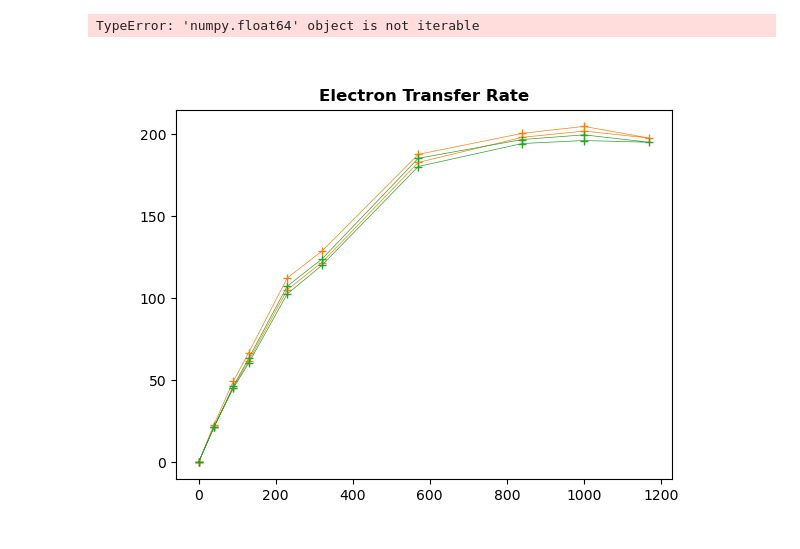
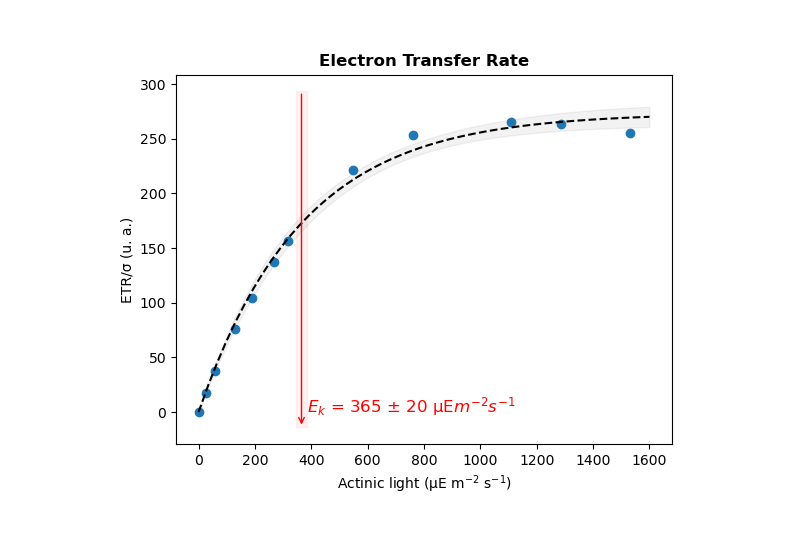
Before and after one commit to orlandomarcelo/DREAM_repo, a Jupyter notebook: Notebooks/activation_fluo_liquide.ipynb, the cells around one changed output. Cells and saved outputs as stored; diff of their text form; code cells hidden in the pictures.

```diff
--- a/Notebooks/activation_fluo_liquide.ipynb
+++ b/Notebooks/activation_fluo_liquide.ipynb
@@ -45,0 +18,8 @@ if not os.path.isdir(fig_folder):
+# %%
+importlib.reload(ExperimentClass)
+fluo_liquide = ExperimentClass.Experiment("20240305_WT3_activation", "Fluo_Liquide")
+time = (fluo_liquide.Time - fluo_liquide.Time[0])/1000
+
+fig_folder = fluo_liquide.path + "/Figures"
+if not os.path.isdir(fig_folder):
+    os.mkdir(fig_folder)
@@ -71,14 +71,14 @@ def compute_params(Data_df, actinic):
     NPQ = []
     ETR = []
 
-    for i, key in enumerate(Data_df.Data.keys()):
+    for i, key in enumerate(Data_df.keys()):
         F_max.append(np.mean(Data_df[key][33:36]))
         F_0.append(np.mean(Data_df[key][2:11]))
         F_stat.append(np.mean(Data_df[key][25:33]))
         phi_stat.append((F_max[i] - F_stat[i]) / F_max[i])
         phi_0.append((F_max[i] - F_0[i]) / F_max[i])
         NPQ.append((F_max[0] - F_max[i])/F_max[i])
-        ETR.append(phi_stat[i] * int)
+        ETR.append(phi_stat[i] * actinic[i])
 
     norm = F_max[0]
 
@@ -87,6 +87,7 @@ def compute_params(Data_df, actinic):
     F_0 = list(np.array(F_0)/norm)
 
     params_df = pd.DataFrame({'Actinic': actinic, 'F_max': F_max, 'F_stat': F_stat, 'F_0': F_0, 'phi_stat': phi_stat, 'phi_0': phi_0, 'NPQ': NPQ, 'ETR': ETR})
+
 
     return params_df
 
@@ -275,32 +163,23 @@ fig.savefig(fig_folder + "/histerese_2norm.png", dpi = 300)
 # %%
-params_df = []
-params_df.append(compute_params(fluo_liquide.Data, All_Acquisitions_df[(All_Acquisitions_df['Repeat'] == 1) & (All_Acquisitions_df['Acquisition'] == 1)]))
-params_df.append(compute_params(fluo_liquide.Data, All_Acquisitions_df[(All_Acquisitions_df['Repeat'] == 2) & (All_Acquisitions_df['Acquisition'] == 1)]))
-params_df.append(compute_params(fluo_liquide.Data, All_Acquisitions_df[(All_Acquisitions_df['Acquisition'] == 1)]))
+fig, ax = plt.subplots()
+ax.set_title("Electron Transfer Rate", fontweight = 'bold')
+ax.plot(actinic, params_df.ETR, 'o')
 
 
+popt, pcov, xfit, yfit = tools.Ek_fit(actinic, params_df.ETR, 0, 1600, 50, p0 = [200, 200])
+err = tools.my_err(xfit, popt, pcov, mf.Ek)
 
-fig, ax = plt.subplots()
-ax.set_title("Electron Transfer Rate", fontweight = 'bold')
-ax.plot(params_df[0].Actinic, params_df[0].ETR, '+-', linewidth = 0.5, label = 'ETR first aller-retour', color = 'C1')
-ax.plot(params_df[0].Actinic, params_df[1].ETR, '+-', linewidth = 0.5, label = 'ETR second aller-retour', color = 'C2')
-
-popt, pcov, xfit, yfit = tools.Ek_fit(params_df[2].Actinic, params_df[2].ETR, 0, 1200, 50, p0 = [200, 200])
-err = np.array([tools.my_err(x, popt, pcov, mf.Ek) for x in xfit])
-
-ax.fill_between(xfit, yfit - err, yfit + err, alpha=0.05, color = 'k')
-ax.plot(xfit, yfit, '--', color ='k', linewidth = 1)
+ax.fill_between(xfit, yfit - 1.96*err, yfit + 1.96*err, alpha=0.05, color = 'k')
+ax.plot(xfit, yfit, '--', color ='k', linewidth = 1.5)
 Ek = popt[1]
 Ek_err = np.sqrt(np.diag(pcov))[1]
-ax.annotate("", xy=(Ek, ax.get_ylim()[0]), xytext=(Ek, ax.get_ylim()[1]), arrowprops=dict(arrowstyle="->", color="red", linewidth = 0.5))
+ax.annotate("", xy=(Ek, ax.get_ylim()[0]), xytext=(Ek, ax.get_ylim()[1]), arrowprops=dict(arrowstyle="->", color="red", linewidth = 1))
 ax.fill_betweenx(ax.get_ylim(), Ek - Ek_err, Ek + Ek_err, color='red', alpha=0.05)
-ax.text(Ek + 10, 0.05, f"$E_k$ = {Ek:.0f} ± {Ek_err:.0f} µE$m^{{-2}} s^{{-1}}$", fontsize = 10, color = "red")
+ax.text(Ek + 20, 0.05, f"$E_k$ = {Ek:.0f} ± {Ek_err:.0f} µE$m^{{-2}} s^{{-1}}$", fontsize = 12, color = "red")
 
-ax.legend()
 ax.set_xlabel("Actinic light (µE m$^{-2}$ s$^{-1}$)")
 ax.set_ylabel("ETR/σ (u. a.)")
 
 fig.savefig(fig_folder + "/ETR.png", dpi = 300)
 # %% [output]
-TypeError: 'numpy.float64' object is not iterable
-[figure, old version]
+[figure, new version]
```
Also changed, not shown: parts of 18 cells of this notebook, 16 other files.
